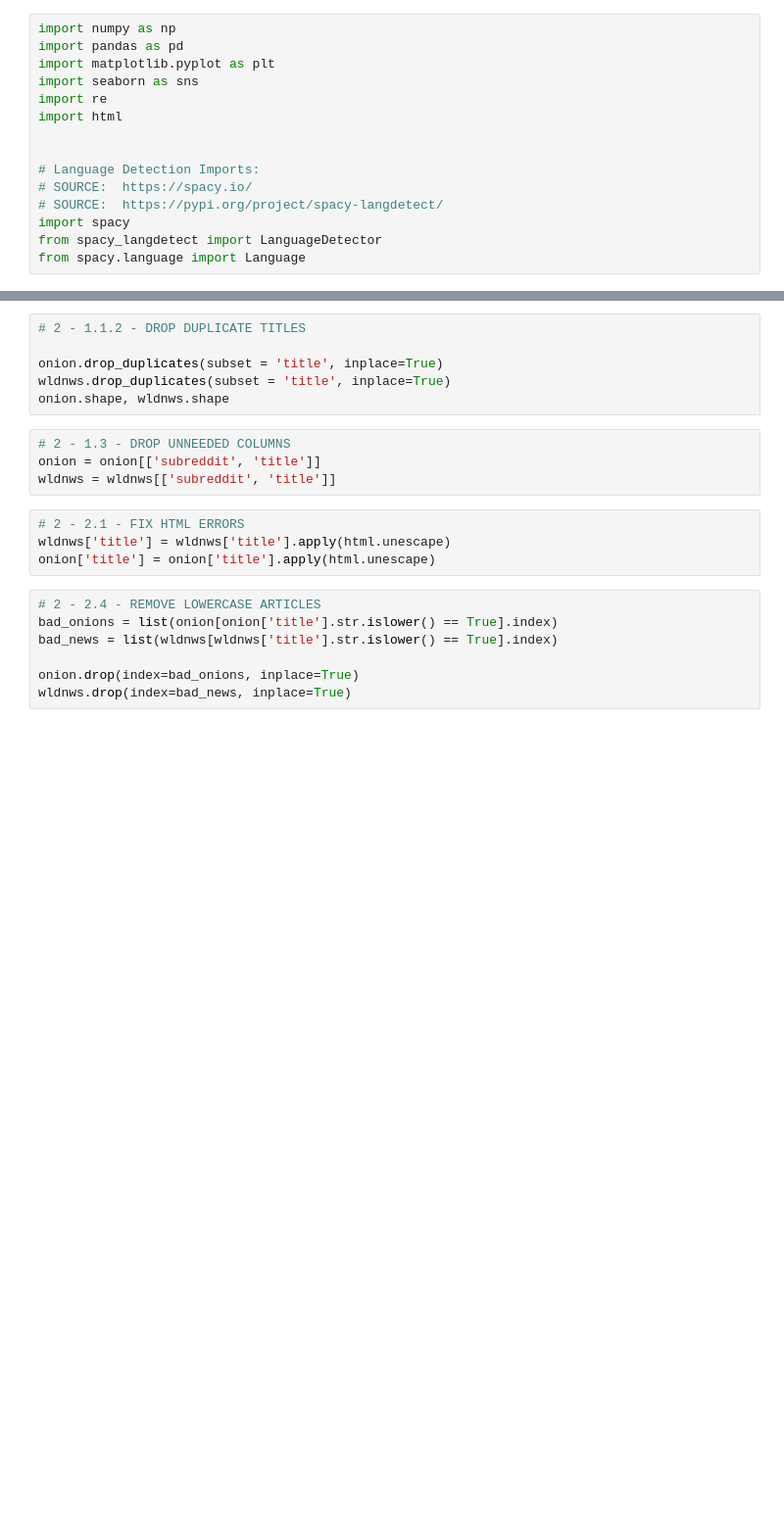
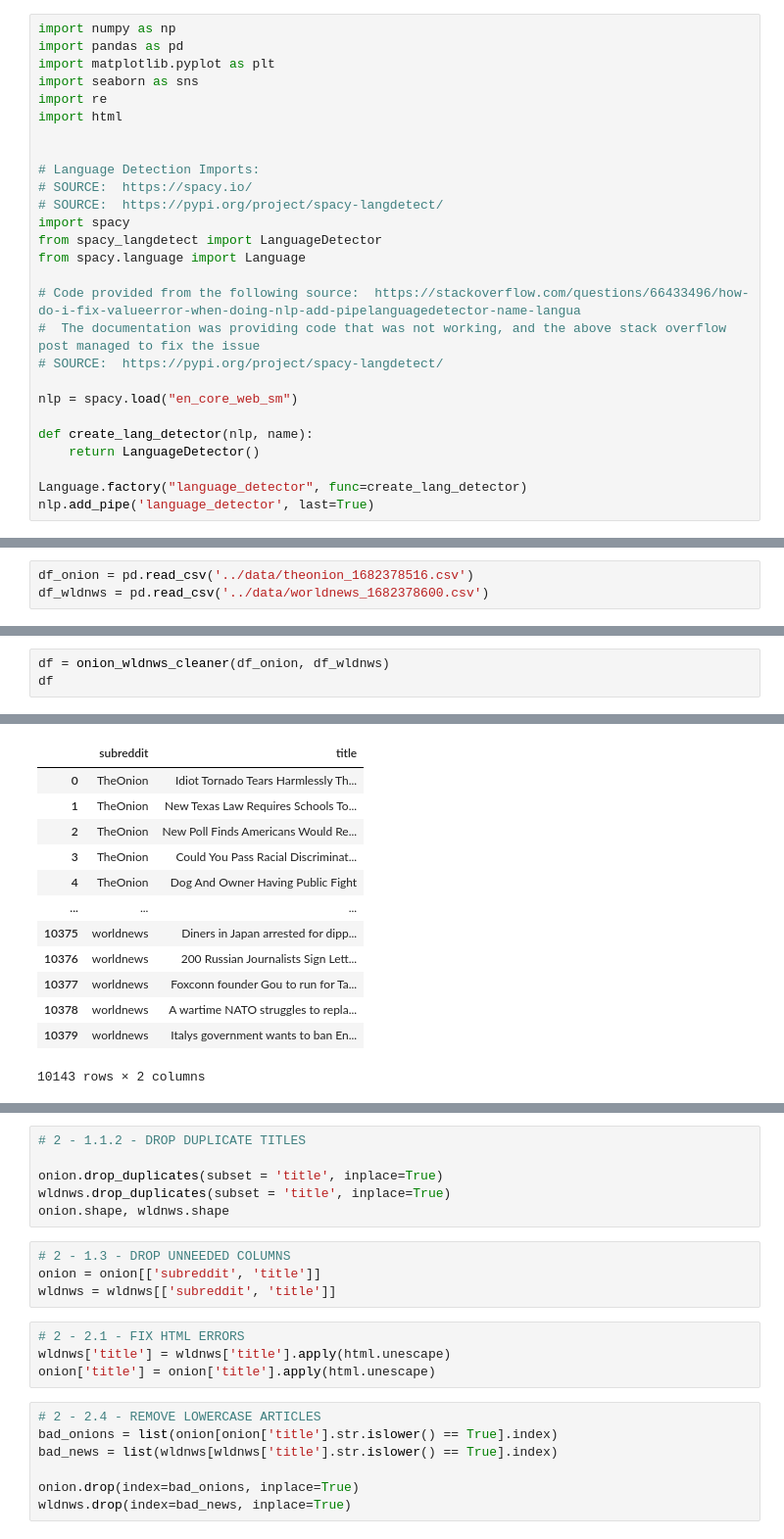
Before and after one commit to drossDS/Humor_Identification_with_NLP, a Jupyter notebook: code/_-Unseen_Cleaning.ipynb, the cells around one changed output, grey strips where cells are left out. Shown at 98% size. Cells and saved outputs as stored; diff of their text form; blank space fills up the shorter version.

```diff
--- a/code/_-Unseen_Cleaning.ipynb
+++ b/code/_-Unseen_Cleaning.ipynb
@@ -13,3 +13,15 @@ import html
 import spacy
 from spacy_langdetect import LanguageDetector
 from spacy.language import Language
+
+# Code provided from the following source:  https://stackoverflow.com/questions/66433496/how-do-i-fix-valueerror-when-doing-nlp-add-pipelanguagedetector-name-langua
+#  The documentation was providing code that was not working, and the above stack overflow post managed to fix the issue
+# SOURCE:  https://pypi.org/project/spacy-langdetect/
+
+nlp = spacy.load("en_core_web_sm")
+
+def create_lang_detector(nlp, name):
+    return LanguageDetector()
+
+Language.factory("language_detector", func=create_lang_detector)
+nlp.add_pipe('language_detector', last=True)
@@ -15,0 +30,3 @@ from spacy.language import Language
+# %%
+df_onion = pd.read_csv('../data/theonion_1682378516.csv')
+df_wldnws = pd.read_csv('../data/worldnews_1682378600.csv')
@@ -15,0 +141,4 @@ from spacy.language import Language
+# %%
+df = onion_wldnws_cleaner(df_onion, df_wldnws)
+df
+# %% [output]
@@ -15,0 +162,13 @@ from spacy.language import Language
+|  | subreddit | title |
+| 0 | TheOnion | Idiot Tornado Tears Harmlessly Th... |
+| 1 | TheOnion | New Texas Law Requires Schools To... |
+| 2 | TheOnion | New Poll Finds Americans Would Re... |
+| 3 | TheOnion | Could You Pass Racial Discriminat... |
+| 4 | TheOnion | Dog And Owner Having Public Fight |
+| ... | ... | ... |
+| 10375 | worldnews | Diners in Japan arrested for dipp... |
+| 10376 | worldnews | 200 Russian Journalists Sign Lett... |
+| 10377 | worldnews | Foxconn founder Gou to run for Ta... |
+| 10378 | worldnews | A wartime NATO struggles to repla... |
+| 10379 | worldnews | Italys government wants to ban En... |
+10143 rows × 2 columns
```
Also changed, not shown: parts of 7 cells of this notebook, 3 other files.
